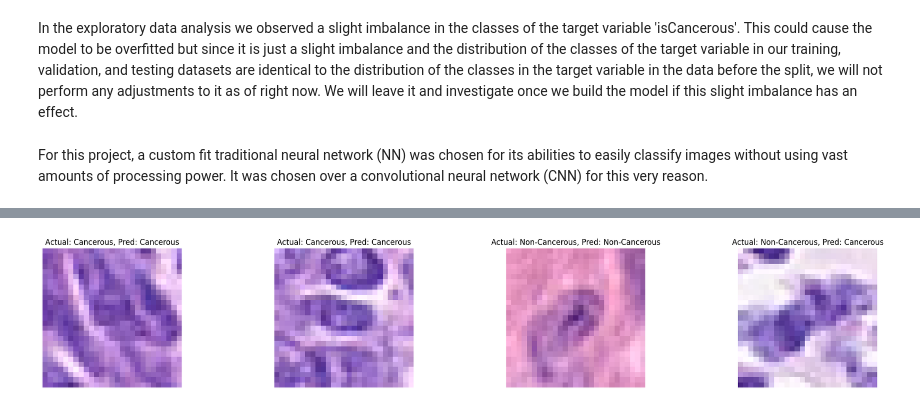
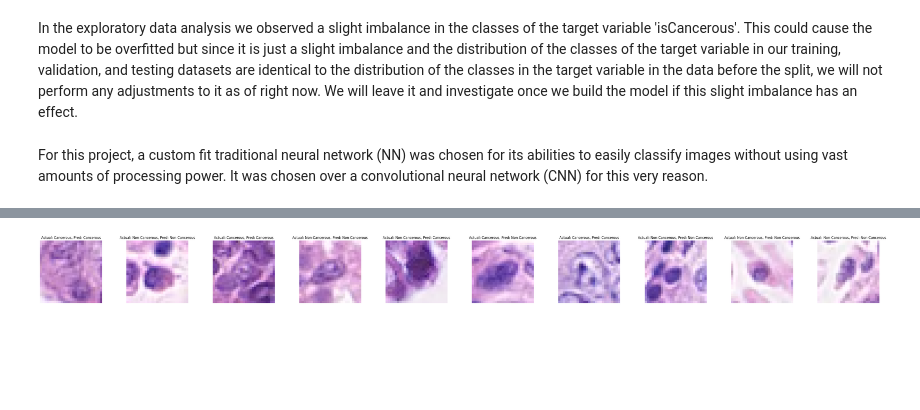
Before and after one commit to IbrahimAshhab/ML-A2-Colon-Cancer, a Jupyter notebook: s3953973_s4007880.ipynb, the cells around one changed output, grey strips where cells are left out. Cells and saved outputs as stored; diff of their text form; code cells hidden in the pictures; blank space fills up the shorter version.

```diff
--- a/s3953973_s4007880.ipynb
+++ b/s3953973_s4007880.ipynb
@@ -407,20 +411,20 @@ Found 1980 validated image filenames belonging to 2 classes.
 # %%
 label_names = {'Non-Cancerous' : 0, 'Cancerous' : 1}
 d_inv = {v: k for k, v in label_names.items()}
-plt.figure(figsize=(32,4))
+plt.figure(figsize=(60,4))
 batches = 0
 for x,y in test_generator:
         batches = batches + 1
         y_hat = model.predict(x, verbose=0)
         x = np.squeeze(x)
-        if batches < 5:
-            plt.subplot(1,5,batches)
+        if batches < 11:
+            plt.subplot(1,11,batches)
             plt.imshow(x[0])
             plt.title("Actual: {}, Pred: {}".format(d_inv[np.argmax(y[0])], d_inv[np.argmax(y_hat[0])] ))
 
         else:
             break
 
         plt.axis('off')
 # %% [output]
-[figure, old version]
+[figure, new version]
```
Also changed, not shown: parts of 10 cells of this notebook.
